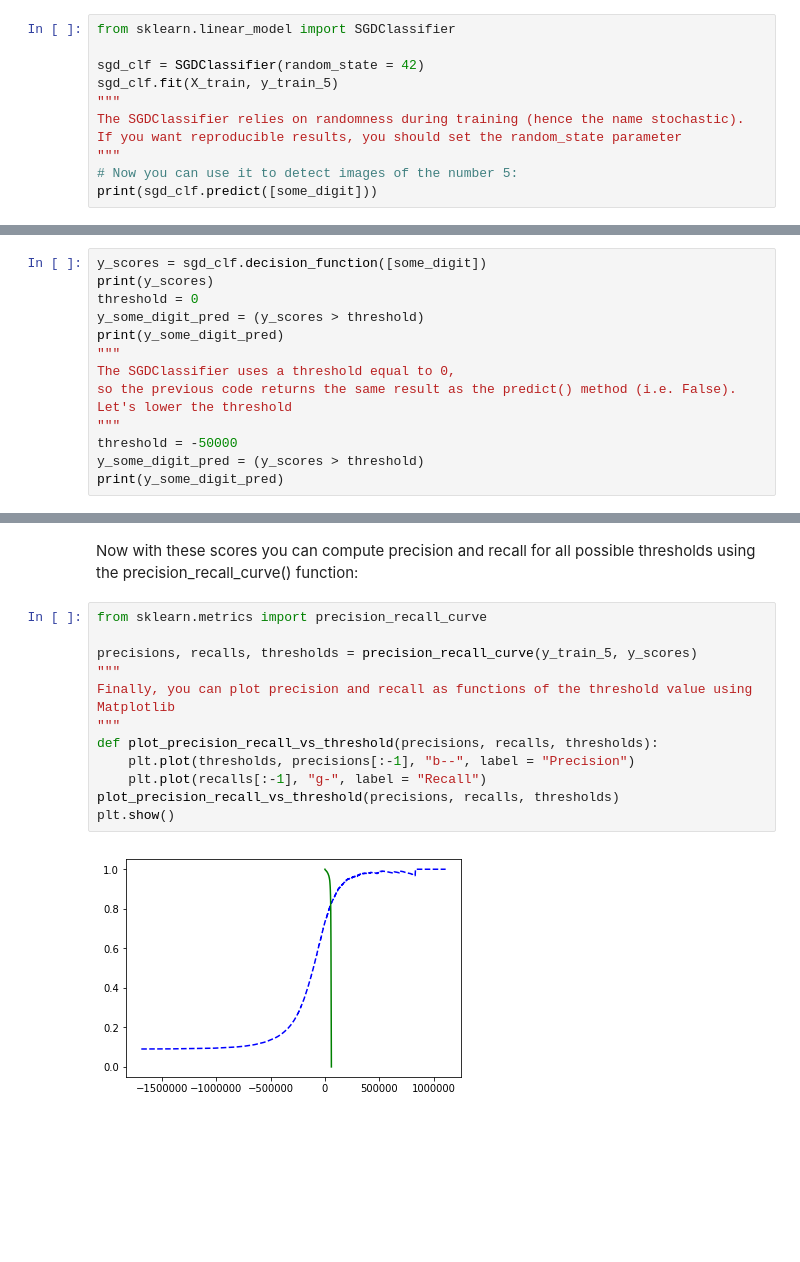
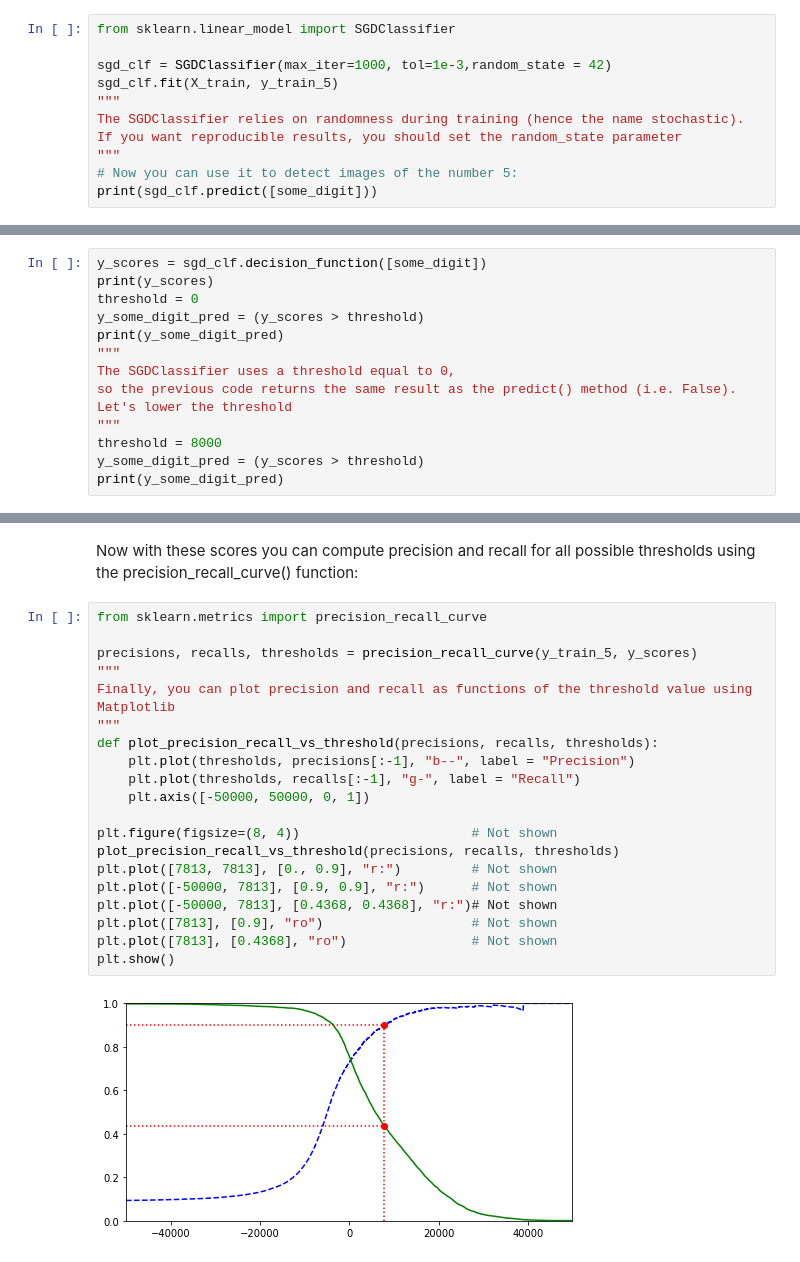
Before and after one commit to LooseDaMoose/myHandsOnDS, a Jupyter notebook: chapter3/Classification.ipynb, the cells around one changed output, grey strips where cells are left out. Saved outputs shown, nothing was run; the diff lists cells and outputs as text; blank space fills up the shorter version.

```diff
--- a/chapter3/Classification.ipynb
+++ b/chapter3/Classification.ipynb
@@ -77,7 +77,7 @@ Let's create an SGDClassifier and train it on the whole training set:
 # %%
 from sklearn.linear_model import SGDClassifier
 
-sgd_clf = SGDClassifier(random_state = 42)
+sgd_clf = SGDClassifier(max_iter=1000, tol=1e-3,random_state = 42)
 sgd_clf.fit(X_train, y_train_5)
 """
 The SGDClassifier relies on randomness during training (hence the name stochastic).
@@ -241,7 +241,7 @@ The SGDClassifier uses a threshold equal to 0,
 so the previous code returns the same result as the predict() method (i.e. False).
 Let's lower the threshold
 """
-threshold = -50000
+threshold = 8000
 y_some_digit_pred = (y_scores > threshold)
 print(y_some_digit_pred)
 # %% [output]
@@ -257,17 +257,25 @@ Now with these scores you can compute precision and recall for all possible thre
 # %%
 from sklearn.metrics import precision_recall_curve
 
 precisions, recalls, thresholds = precision_recall_curve(y_train_5, y_scores)
 """
 Finally, you can plot precision and recall as functions of the threshold value using Matplotlib
 """
 def plot_precision_recall_vs_threshold(precisions, recalls, thresholds):
     plt.plot(thresholds, precisions[:-1], "b--", label = "Precision")
-    plt.plot(recalls[:-1], "g-", label = "Recall")
+    plt.plot(thresholds, recalls[:-1], "g-", label = "Recall")
+    plt.axis([-50000, 50000, 0, 1])
+
+plt.figure(figsize=(8, 4))                      # Not shown
 plot_precision_recall_vs_threshold(precisions, recalls, thresholds)
+plt.plot([7813, 7813], [0., 0.9], "r:")         # Not shown
+plt.plot([-50000, 7813], [0.9, 0.9], "r:")      # Not shown
+plt.plot([-50000, 7813], [0.4368, 0.4368], "r:")# Not shown
+plt.plot([7813], [0.9], "ro")                   # Not shown
+plt.plot([7813], [0.4368], "ro")                # Not shown
 plt.show()
 # %% [output]
-[figure, old version]
+[figure, new version]
 # %% [markdown]
 You may wonder why the precision curve is bumpier than the recall curve. The reason is that precision may sometimes go down when you raise the threshold (although in general it will go up). On the other hand, recall can only go down when the threshold is increased, which explains why its curve looks smooth.
 
```
Also changed, not shown: parts of 49 cells of this notebook.
